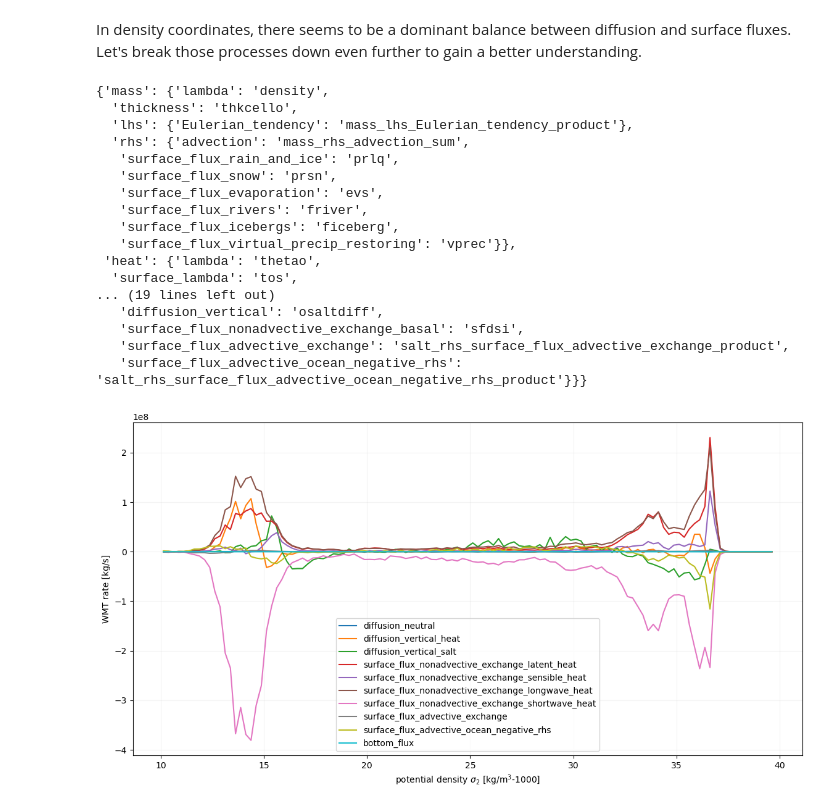
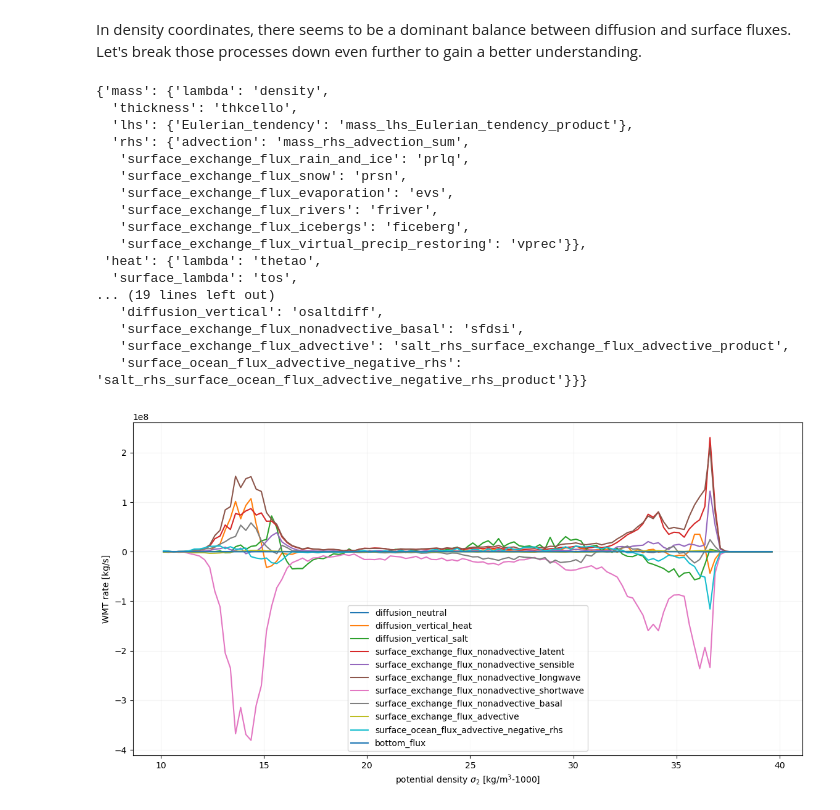
Before and after one commit to NOAA-GFDL/xwmt, a Jupyter notebook: examples/basic_xwmt_tutorial.ipynb, the cells around one changed output. Drawn from its saved outputs; the diff is of its cells as text; code cells hidden in the pictures.

Commit message:
Minor updates reflecting restructuring of `xbudget`
See https://github.com/hdrake/xbudget/tree/4b17ac2bfca7639c35eebc9473a7e20c1272bf24

```diff
--- a/examples/basic_xwmt_tutorial.ipynb
+++ b/examples/basic_xwmt_tutorial.ipynb
@@ -214,7 +212,7 @@ plt.tight_layout()
 # %% [markdown]
 In density coordinates, there seems to be a dominant balance between diffusion and surface fluxes. Let's break those processes down even further to gain a better understanding.
 # %%
-decomposed_budgets = xbudget.aggregate(budgets_dict, decompose=["diffusion", "surface_flux", "nonadvective_exchange"])
+decomposed_budgets = xbudget.aggregate(budgets_dict, decompose=["diffusion", "surface_exchange_flux", "nonadvective"])
 wmt = xwmt.WaterMassTransformations(grid, decomposed_budgets)
 import warnings
 with warnings.catch_warnings():
@@ -232,44 +230,45 @@ decomposed_budgets
   'thickness': 'thkcello',
   'lhs': {'Eulerian_tendency': 'mass_lhs_Eulerian_tendency_product'},
   'rhs': {'advection': 'mass_rhs_advection_sum',
-   'surface_flux_rain_and_ice': 'prlq',
-   'surface_flux_snow': 'prsn',
-   'surface_flux_evaporation': 'evs',
-   'surface_flux_rivers': 'friver',
-   'surface_flux_icebergs': 'ficeberg',
-   'surface_flux_virtual_precip_restoring': 'vprec'}},
+   'surface_exchange_flux_rain_and_ice': 'prlq',
+   'surface_exchange_flux_snow': 'prsn',
+   'surface_exchange_flux_evaporation': 'evs',
+   'surface_exchange_flux_rivers': 'friver',
+   'surface_exchange_flux_icebergs': 'ficeberg',
+   'surface_exchange_flux_virtual_precip_restoring': 'vprec'}},
  'heat': {'lambda': 'thetao',
   'surface_lambda': 'tos',
 ... (19 lines left out)
    'diffusion_vertical': 'osaltdiff',
-   'surface_flux_nonadvective_exchange_basal': 'sfdsi',
-   'surface_flux_advective_exchange': 'salt_rhs_surface_flux_advective_exchange_product',
-   'surface_flux_advective_ocean_negative_rhs': 'salt_rhs_surface_flux_advective_ocean_negative_rhs_product'}}}
+   'surface_exchange_flux_nonadvective_basal': 'sfdsi',
+   'surface_exchange_flux_advective': 'salt_rhs_surface_exchange_flux_advective_product',
+   'surface_ocean_flux_advective_negative_rhs': 'salt_rhs_surface_ocean_flux_advective_negative_rhs_product'}}}
 # %%
 G = G_density
 long_name = r"potential density $\sigma_{2}$ [kg/m$^{3}$-1000]"
 
 processes = [
     "diffusion_neutral",
     "diffusion_vertical_heat",
     "diffusion_vertical_salt",
-    "surface_flux_nonadvective_exchange_latent_heat",
-    "surface_flux_nonadvective_exchange_sensible_heat",
-    "surface_flux_nonadvective_exchange_longwave_heat",
-    "surface_flux_nonadvective_exchange_shortwave_heat",
-    "surface_flux_advective_exchange",
-    "surface_flux_advective_ocean_negative_rhs",
+    "surface_exchange_flux_nonadvective_latent",
+    "surface_exchange_flux_nonadvective_sensible",
+    "surface_exchange_flux_nonadvective_longwave",
+    "surface_exchange_flux_nonadvective_shortwave",
+    "surface_exchange_flux_nonadvective_basal",
+    "surface_exchange_flux_advective",
+    "surface_ocean_flux_advective_negative_rhs",
     "frazil_heat_tendency",
     "bottom_flux",
 ]
 
 plt.figure(figsize=(14, 7))
 for v in processes:
     if v not in G: continue
     G[v].plot(label=v)
 plt.legend()
 plt.ylabel("WMT rate [kg/s]")
 plt.xlabel(long_name)
 plt.grid(True, alpha=0.15)
 # %% [output]
-[figure, old version]
+[figure, new version]
```
Also changed, not shown: parts of 5 cells of this notebook, 1 other file.
